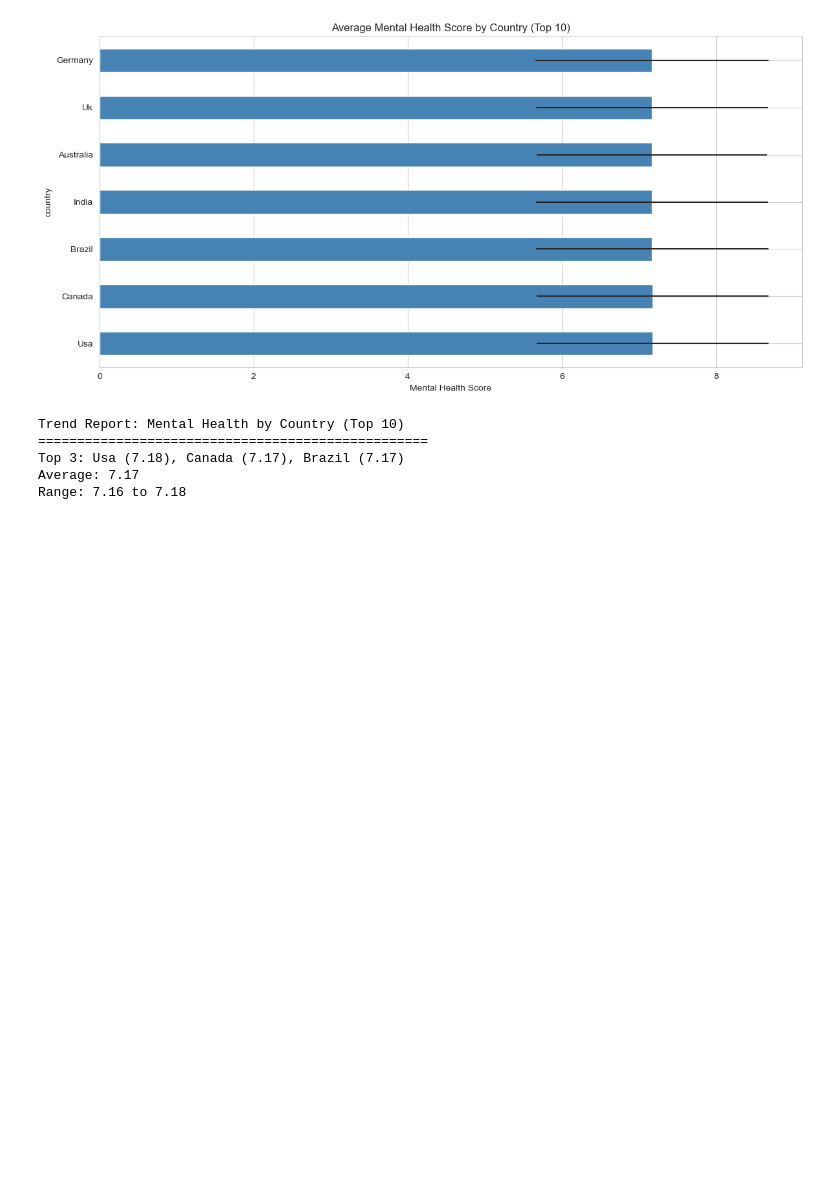
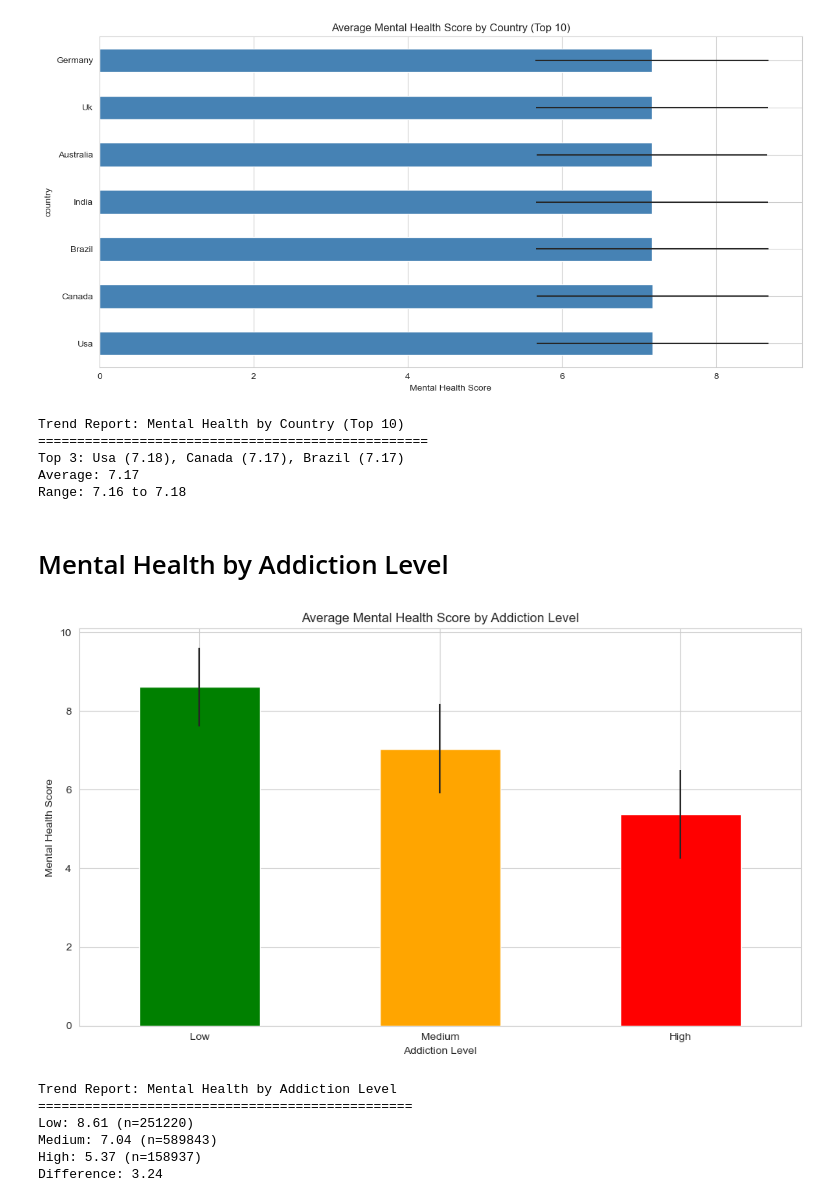
Before and after one commit to Adris3/mental_health_analysis, a Jupyter notebook: notebooks/trends.ipynb, the cells around one changed output. Cells and saved outputs as stored; diff of their text form; code cells hidden in the pictures; blank space fills up the shorter version.

Commit message:
Conducted analysis for mental health by addiction level

```diff
--- a/notebooks/trends.ipynb
+++ b/notebooks/trends.ipynb
@@ -118,3 +118,42 @@ Trend Report: Mental Health by Country (Top 10)
 Top 3: Usa (7.18), Canada (7.17), Brazil (7.17)
 Average: 7.17
 Range: 7.16 to 7.18
+# %% [markdown]
+# Mental Health by Addiction Level
+# %%
+# Analyze
+addiction_trend = (
+    social_media_data.groupby('addiction_level')['mental_health_score']
+    .agg(['mean', 'std', 'count'])
+    .sort_values('mean', ascending=False)
+)
+
+# Plot
+fig, ax = plt.subplots(figsize=(10, 6))
+addiction_trend['mean'].plot(kind='bar', ax=ax, color=['green', 'orange', 'red'], yerr=addiction_trend['std'])
+ax.set_title("Average Mental Health Score by Addiction Level")
+ax.set_ylabel("Mental Health Score")
+ax.set_xlabel("Addiction Level")
+ax.set_xticklabels(addiction_trend.index, rotation=0)
+plt.tight_layout()
+plt.savefig("../outputs/figures/mental_health_by_addiction.png", dpi=300, bbox_inches='tight')
+plt.show()
+
+# Report
+report = f"""Trend Report: Mental Health by Addiction Level
+================================================"""
+for level in addiction_trend.index:
+    report += f"\n{level}: {addiction_trend.loc[level, 'mean']:.2f} (n={int(addiction_trend.loc[level, 'count'])})"
+report += f"\nDifference: {addiction_trend.iloc[0]['mean'] - addiction_trend.iloc[-1]['mean']:.2f}"
+
+with open("../outputs/reports/mental_health_by_addiction.txt", "w") as f:
+    f.write(report)
+print(report)
+# %% [output]
+[figure, added]
+Trend Report: Mental Health by Addiction Level
+================================================
+Low: 8.61 (n=251220)
+Medium: 7.04 (n=589843)
+High: 5.37 (n=158937)
+Difference: 3.24
```
Also changed, not shown: 2 other files.
